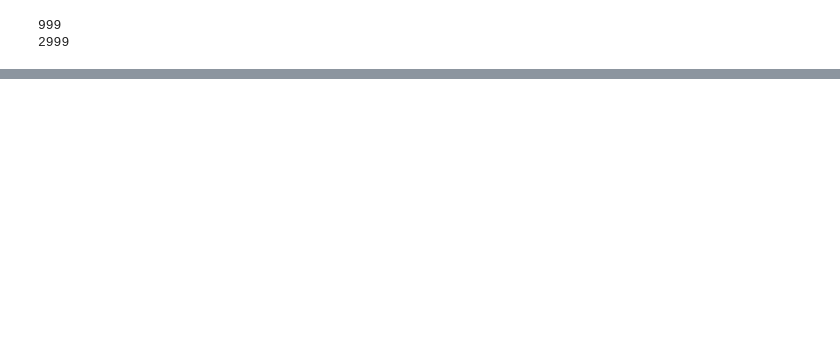
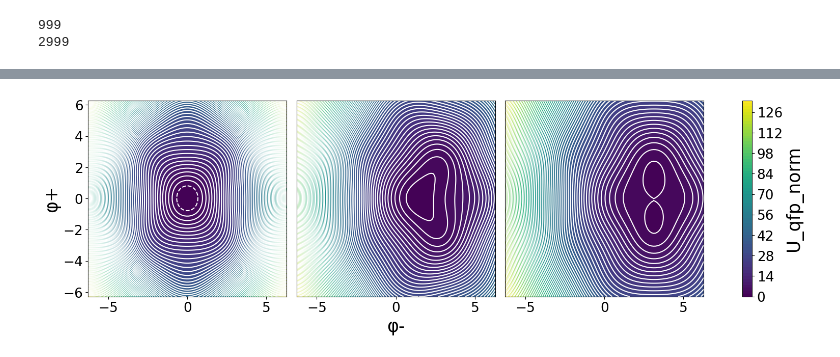
Before and after one commit to ArinaSennikova/AQFP-Adiabatic-quantum-flux-parametron, a Jupyter notebook: TEST.ipynb, the cells around one changed output, grey strips where cells are left out. Drawn from its saved outputs; the diff is of its cells as text; code cells hidden in the pictures; blank space fills up the shorter version.

```diff
--- a/TEST.ipynb
+++ b/TEST.ipynb
@@ -75,0 +85,32 @@ Text(0.5, 1.0, 'Поверхность потенциальной энергии
+# %%
+#три графика ровненько вместе для трех разных значений Ix
+fig, axes = plt.subplots(1, 3, figsize=(19.5, 5), sharey=True)
+for ax in axes:
+    ax.tick_params(axis='x', labelsize=19)
+    ax.tick_params(axis='y', labelsize=19)
+
+axes[0].contour(P_minus, P_plus, U_qfp_norm_1, levels=80, colors='white', linewidths=1.5)
+im1 = axes[0].contourf(P_minus, P_plus, U_qfp_norm_1, levels=80, cmap='viridis')
+axes[0].set_ylabel('φ+', fontsize=25)
+
+axes[1].contour(P_minus, P_plus, U_qfp_norm_2, levels=80, colors='white', linewidths=1.5)
+im2 = axes[1].contourf(P_minus, P_plus, U_qfp_norm_2, levels=80, cmap='viridis')
+axes[1].set_xlabel('φ-', fontsize=25)
+axes[1].tick_params(axis='y', left=False, labelleft=False)  # убрать и черточки, и цифры
+
+axes[2].contour(P_minus, P_plus, U_qfp_norm_3, levels=80, colors='white', linewidths=1.5)
+im3 = axes[2].contourf(P_minus, P_plus, U_qfp_norm_3, levels=80, cmap='viridis')
+axes[2].tick_params(axis='y', left=False, labelleft=False)
+plt.subplots_adjust(wspace=0.05)
+
+cbar = fig.colorbar(im3, ax=axes, label='U_qfp_norm')
+cbar.ax.tick_params(labelsize=19)
+cbar.ax.yaxis.label.set_size(25)
+
+#cbar = fig.colorbar(im3, ax=axes[2], label='U_qfp_norm')
+#cbar.ax.tick_params(labelsize=20)
+#cbar.ax.yaxis.label.set_size(25)
+# Общая подпись для оси Y (слева от всех графиков)
+#fig.text(0.02, 0.5, 'φ+', va='center', rotation='vertical', fontsize=20)
+# %% [output]
+[figure, added]
```
Also changed, not shown: parts of 3 cells of this notebook.
